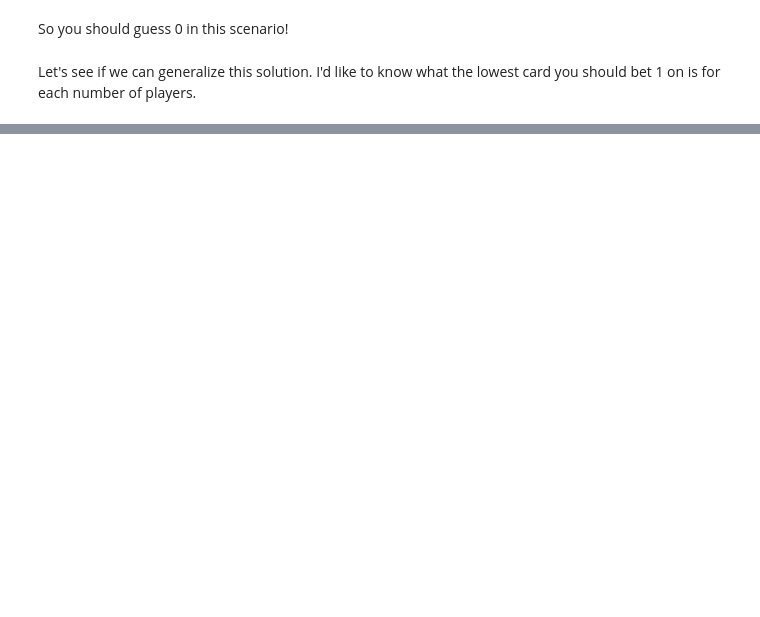
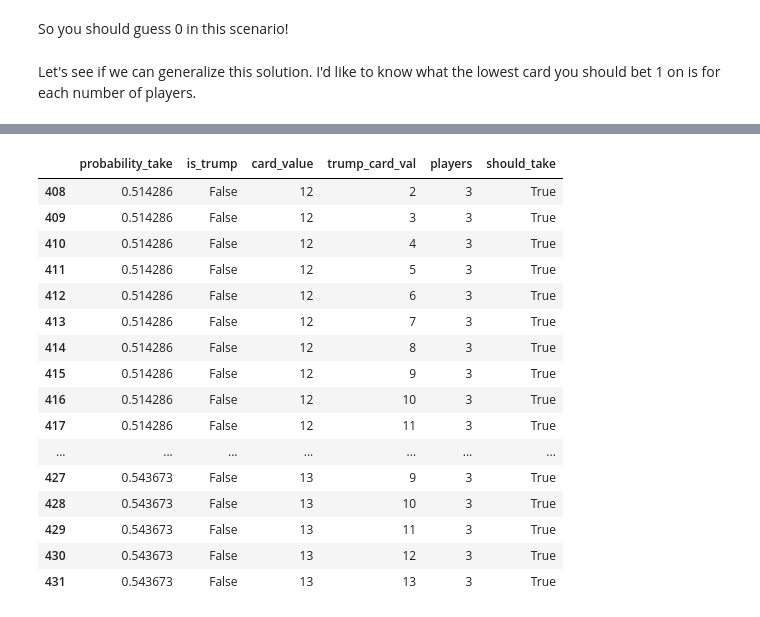
Before and after one commit to JacobMcFarlane/oh-hell, a Jupyter notebook: report.ipynb, the cells around one changed output, grey strips where cells are left out. Saved outputs shown, nothing was run; the diff lists cells and outputs as text; code cells hidden in the pictures; blank space fills up the shorter version.

Commit message:
Add final loop, tables

```diff
--- a/report.ipynb
+++ b/report.ipynb
@@ -69,0 +178,20 @@ IndentationError: expected an indented block (Temp/ipykernel_1280/1438480759.py,
+# %%
+three_player_takes[~three_player_takes['is_trump']]
+# %% [output]
+|  | probability_take | is_trump | card_value | trump_card_val | players | should_take |
+| 408 | 0.514286 | False | 12 | 2 | 3 | True |
+| 409 | 0.514286 | False | 12 | 3 | 3 | True |
+| 410 | 0.514286 | False | 12 | 4 | 3 | True |
+| 411 | 0.514286 | False | 12 | 5 | 3 | True |
+| 412 | 0.514286 | False | 12 | 6 | 3 | True |
+| 413 | 0.514286 | False | 12 | 7 | 3 | True |
+| 414 | 0.514286 | False | 12 | 8 | 3 | True |
+| 415 | 0.514286 | False | 12 | 9 | 3 | True |
+| 416 | 0.514286 | False | 12 | 10 | 3 | True |
+| 417 | 0.514286 | False | 12 | 11 | 3 | True |
+| ... | ... | ... | ... | ... | ... | ... |
+| 427 | 0.543673 | False | 13 | 9 | 3 | True |
+| 428 | 0.543673 | False | 13 | 10 | 3 | True |
+| 429 | 0.543673 | False | 13 | 11 | 3 | True |
+| 430 | 0.543673 | False | 13 | 12 | 3 | True |
+| 431 | 0.543673 | False | 13 | 13 | 3 | True |
```
Also changed, not shown: parts of 25 cells of this notebook.
